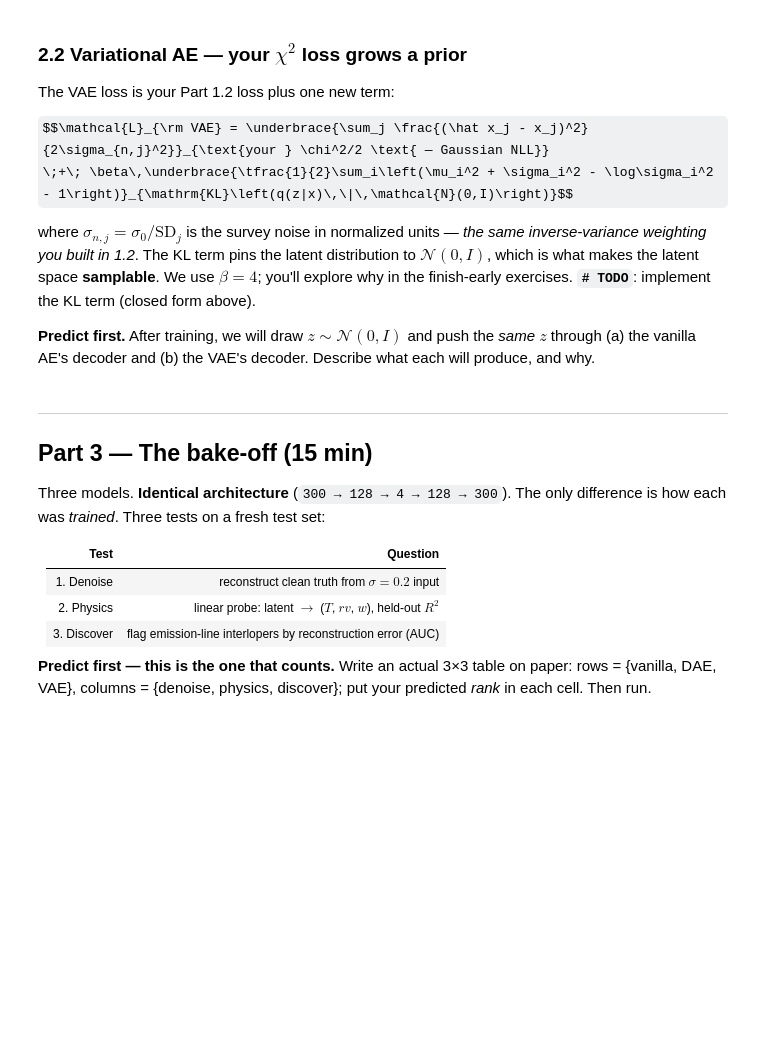
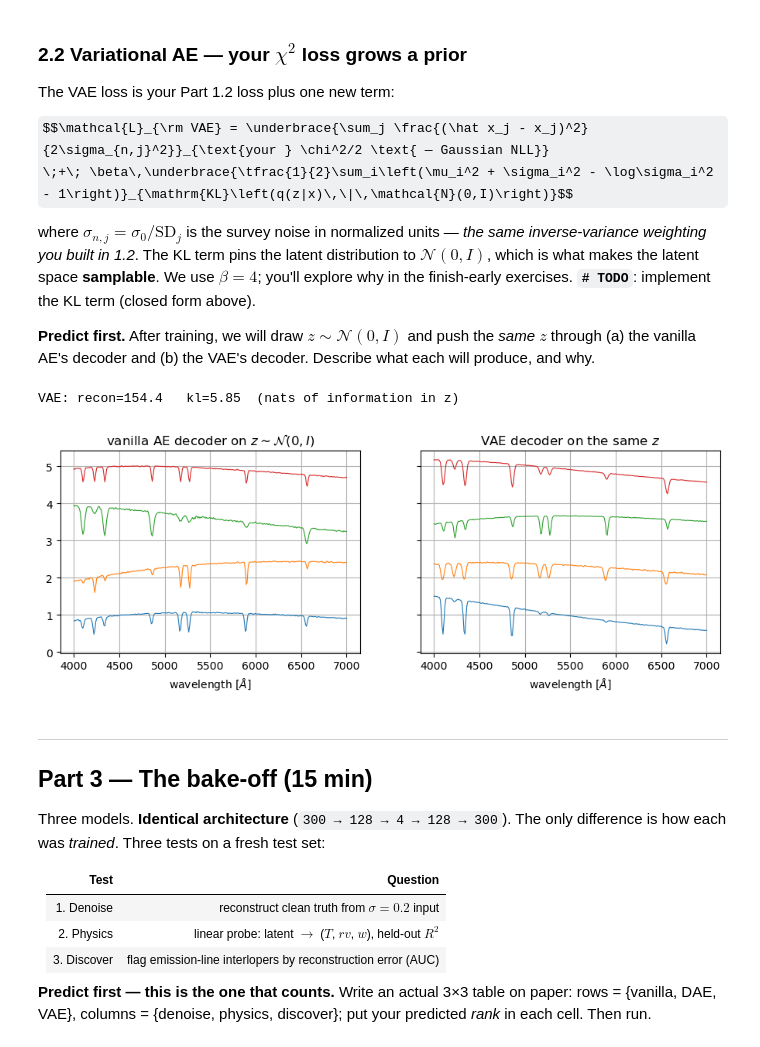
Before and after one commit to ullas-bhat/Session-25, a Jupyter notebook: Day4/LSST_workshop_2026_autoencoders_BLANKS.ipynb, the cells around one changed output. Saved outputs shown, nothing was run; the diff lists cells and outputs as text; code cells hidden in the pictures; some formulas as TeX source; blank space fills up the shorter version.

```diff
--- a/Day4/LSST_workshop_2026_autoencoders_BLANKS.ipynb
+++ b/Day4/LSST_workshop_2026_autoencoders_BLANKS.ipynb
@@ -325,24 +389,28 @@ for step in range(5000):
     recon = ((xhat - x)**2 * ivar / 2).sum(1).mean()             # Gaussian NLL = chi2/2
     # TODO: KL term: 0.5 * sum_i( mu^2 + sigma^2 - log sigma^2 - 1 ), mean over the batch
     #       (hint: sigma^2 = logvar.exp(); log sigma^2 = logvar)
-    kl = None  # TODO
+    kl = (0.5 * (mu**2 + logvar.exp() - logvar - 1).sum(axis=-1)).mean()
     (recon + beta*kl).backward(); opt.step()
 print(f'VAE: recon={recon.item():.1f}   kl={kl.item():.2f}  (nats of information in z)')
+# %% [output]
+VAE: recon=154.4   kl=5.85  (nats of information in z)
 # %%
 # Same z ~ N(0,I) through both decoders. Which one runs a survey simulator?
 with torch.no_grad():
     z = torch.randn(4, 4, device=device)
     s_van = phys(ae4.dec(z).cpu().numpy())
     s_vae = phys(vae.dec(z).cpu().numpy())
 fig, ax = plt.subplots(1, 2, figsize=(11, 3.4), sharey=True)
 for i in range(4):
     ax[0].plot(WAVE, s_van[i] + 1.3*i, lw=.8); ax[1].plot(WAVE, s_vae[i] + 1.3*i, lw=.8)
 ax[0].set_title('vanilla AE decoder on $z\\sim\\mathcal{N}(0,I)$')
 ax[1].set_title('VAE decoder on the same $z$')
-for a in ax: a.set_xlabel('wavelength [$\\AA$]')
+for a in ax: a.set_xlabel('wavelength [$\\AA$]'); a.grid()
 plt.show()
 # Check: VAE draws should look like plausible survey members -- Planck-ish continuum,
 # absorption lines at consistent (shifted) positions. Vanilla draws are off-manifold.
+# %% [output]
+[figure, added]
 # %% [markdown]
 ---
 ## Part 3 — The bake-off (15 min)
```
Also changed, not shown: parts of 17 cells of this notebook.
